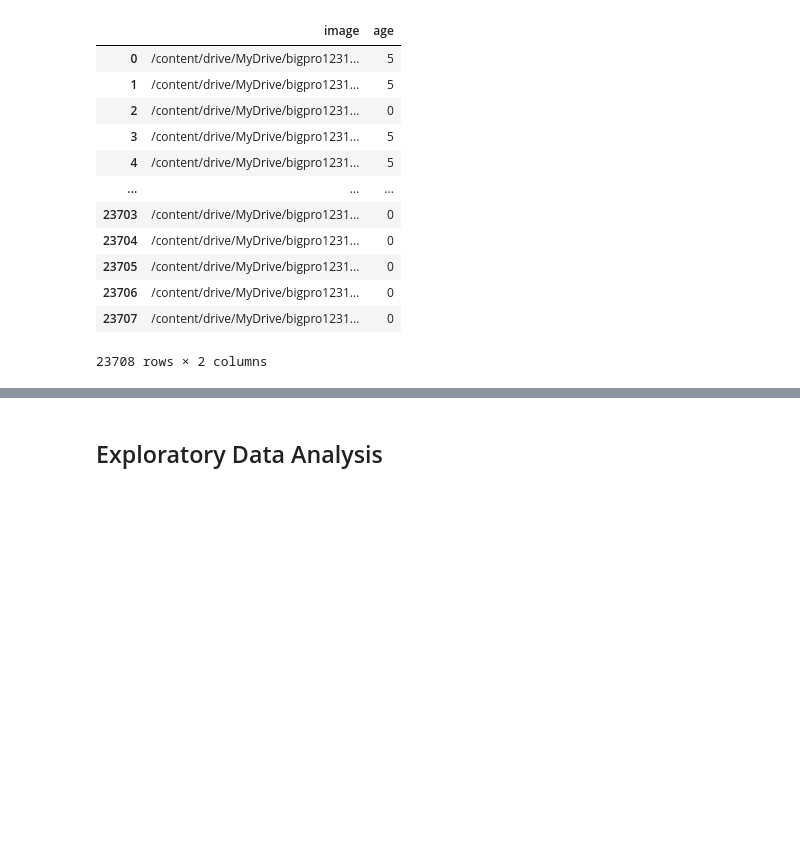
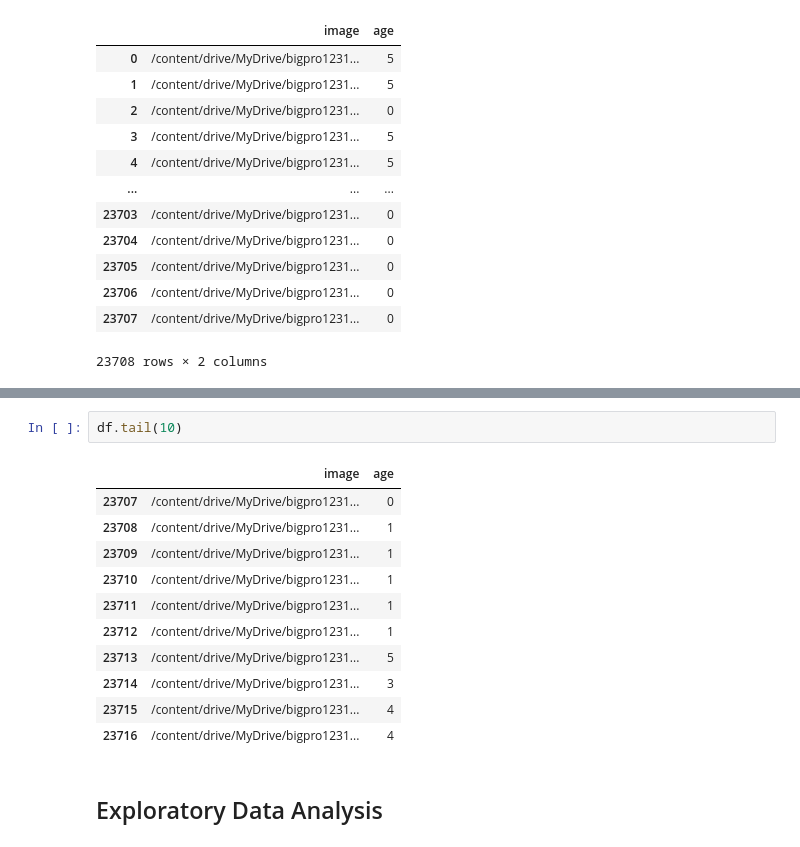
Before and after one commit to AIVLE-BigProject-15/Kiisu-FaceAgeRecognition, a Jupyter notebook: Age Prediction - CNN.ipynb, the cells around one changed output, grey strips where cells are left out. Drawn from its saved outputs; the diff is of its cells as text; blank space fills up the shorter version.

```diff
--- a/Age Prediction - CNN.ipynb
+++ b/Age Prediction - CNN.ipynb
@@ -100,3 +111,17 @@ df
+# %%
+df.tail(10)
+# %% [output]
+|  | image | age |
+| 23707 | /content/drive/MyDrive/bigpro1231... | 0 |
+| 23708 | /content/drive/MyDrive/bigpro1231... | 1 |
+| 23709 | /content/drive/MyDrive/bigpro1231... | 1 |
+| 23710 | /content/drive/MyDrive/bigpro1231... | 1 |
+| 23711 | /content/drive/MyDrive/bigpro1231... | 1 |
+| 23712 | /content/drive/MyDrive/bigpro1231... | 1 |
+| 23713 | /content/drive/MyDrive/bigpro1231... | 5 |
+| 23714 | /content/drive/MyDrive/bigpro1231... | 3 |
+| 23715 | /content/drive/MyDrive/bigpro1231... | 4 |
+| 23716 | /content/drive/MyDrive/bigpro1231... | 4 |
 # %% [markdown]
 ## Exploratory Data Analysis
 # %%
```
Also changed, not shown: parts of 15 cells of this notebook, 3 other files.
